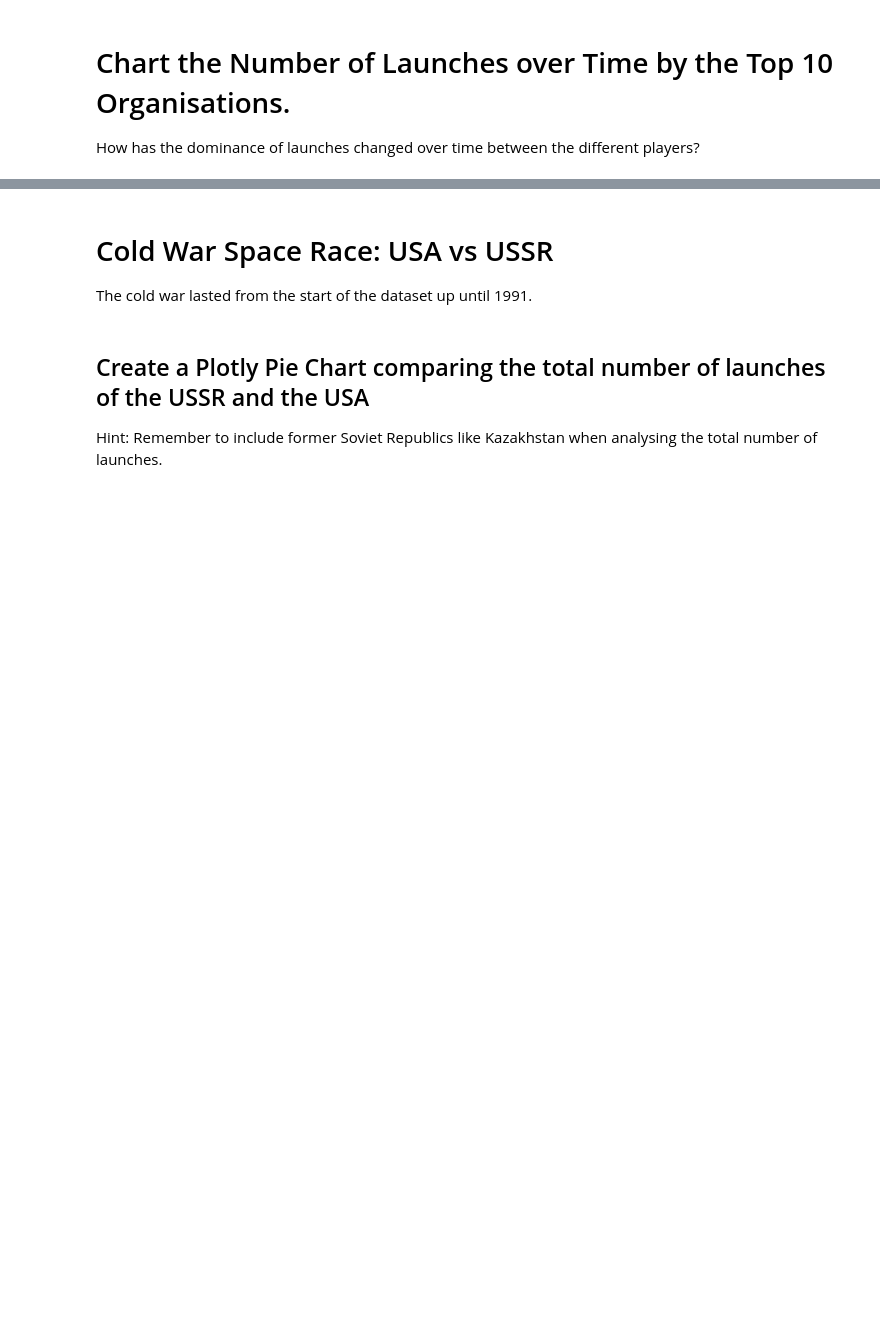
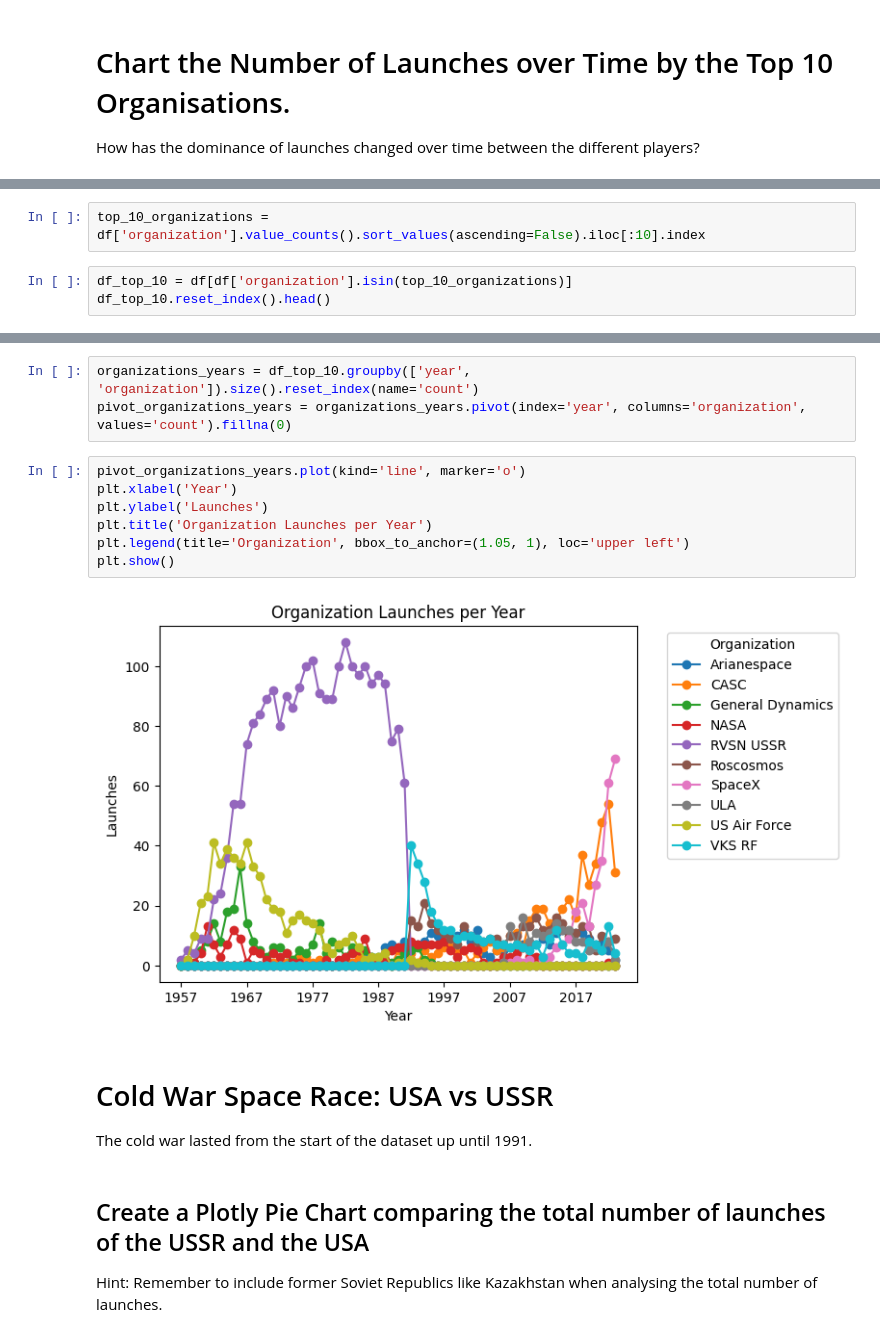
Before and after one commit to johnpapwinter/space-race-data-analysis, a Jupyter notebook: Space_Missions_Analysis.ipynb, the cells around one changed output, grey strips where cells are left out. Saved outputs shown, nothing was run; the diff lists cells and outputs as text; blank space fills up the shorter version.

Commit message:
launches over time of top 10 organizations

```diff
--- a/Space_Missions_Analysis.ipynb
+++ b/Space_Missions_Analysis.ipynb
@@ -705,0 +721,5 @@ How has the dominance of launches changed over time between the different player
+# %%
+top_10_organizations = df['organization'].value_counts().sort_values(ascending=False).iloc[:10].index
+# %%
+df_top_10 = df[df['organization'].isin(top_10_organizations)]
+df_top_10.reset_index().head()
@@ -706,3 +733,15 @@ How has the dominance of launches changed over time between the different player
+# %%
+organizations_years = df_top_10.groupby(['year', 'organization']).size().reset_index(name='count')
+pivot_organizations_years = organizations_years.pivot(index='year', columns='organization', values='count').fillna(0)
+# %%
+pivot_organizations_years.plot(kind='line', marker='o')
+plt.xlabel('Year')
+plt.ylabel('Launches')
+plt.title('Organization Launches per Year')
+plt.legend(title='Organization', bbox_to_anchor=(1.05, 1), loc='upper left')
+plt.show()
+# %% [output]
+[figure, added]
 # %% [markdown]
 # Cold War Space Race: USA vs USSR
 
```
Also changed, not shown: parts of 3 cells of this notebook.
